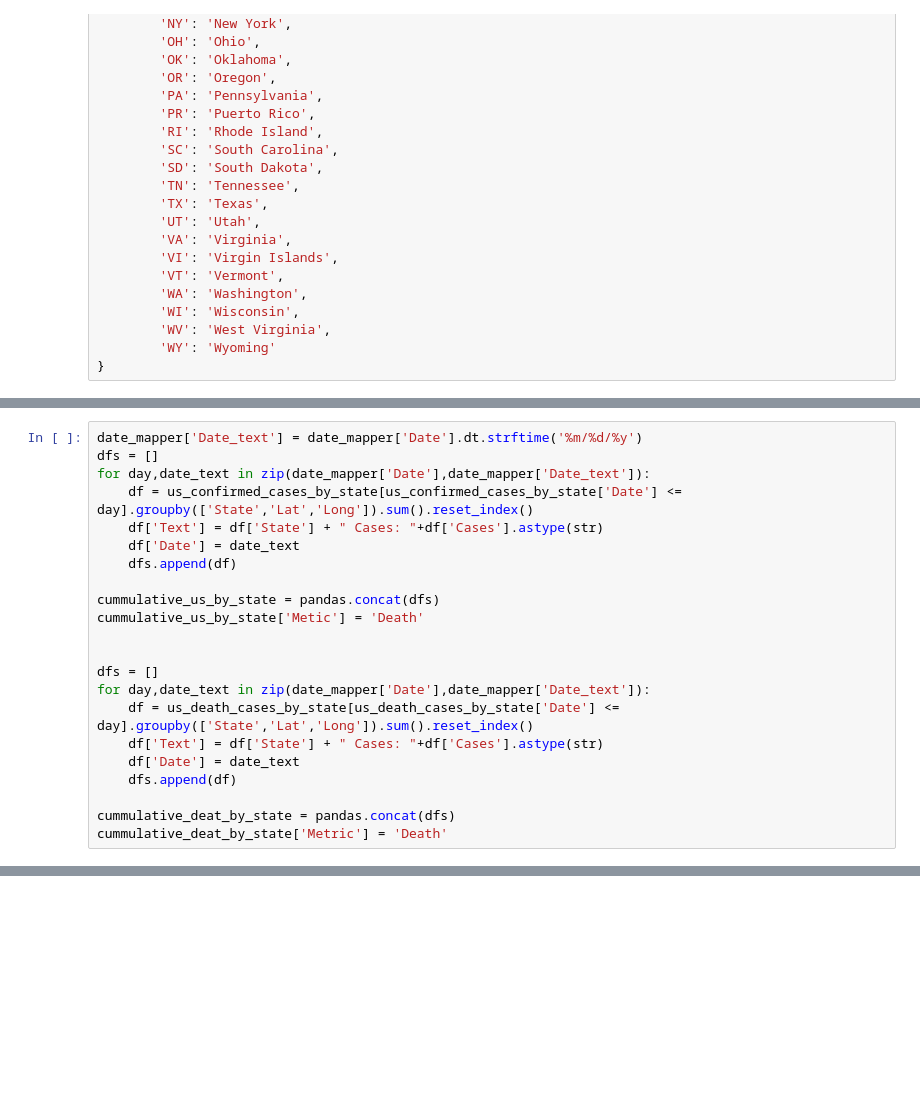
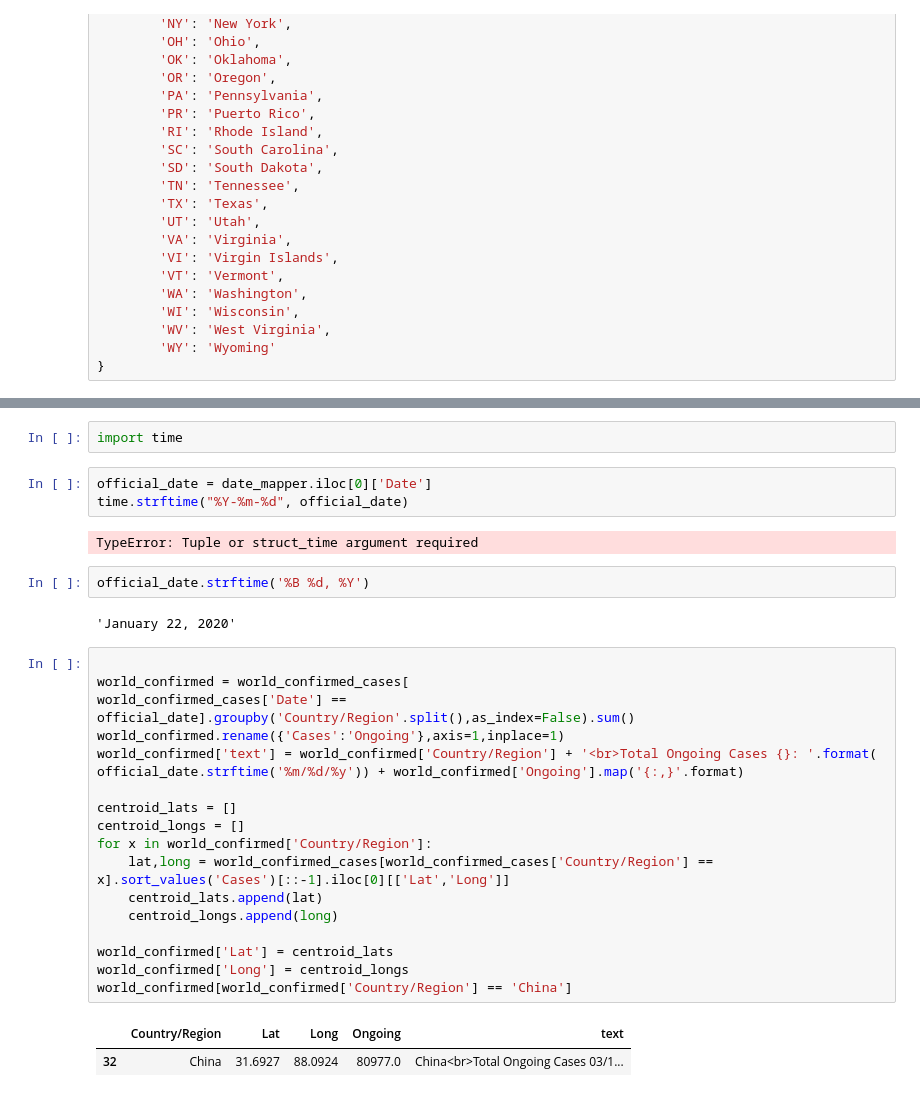
Before and after one commit to jwillis0720/covid_19, a Jupyter notebook: Sandbox.ipynb, the cells around one changed output, grey strips where cells are left out. Drawn from its saved outputs; the diff is of its cells as text; blank space fills up the shorter version.

```diff
--- a/Sandbox.ipynb
+++ b/Sandbox.ipynb
@@ -574,22 +60,0 @@ us_death_cases_by_state['Date'] = pandas.to_datetime(
-# %%
-date_mapper['Date_text'] = date_mapper['Date'].dt.strftime('%m/%d/%y')
-dfs = []
-for day,date_text in zip(date_mapper['Date'],date_mapper['Date_text']):
-    df = us_confirmed_cases_by_state[us_confirmed_cases_by_state['Date'] <= day].groupby(['State','Lat','Long']).sum().reset_index()
-    df['Text'] = df['State'] + " Cases: "+df['Cases'].astype(str)
-    df['Date'] = date_text
-    dfs.append(df)
-
-cummulative_us_by_state = pandas.concat(dfs)
-cummulative_us_by_state['Metic'] = 'Death'
-
-
-dfs = []
-for day,date_text in zip(date_mapper['Date'],date_mapper['Date_text']):
-    df = us_death_cases_by_state[us_death_cases_by_state['Date'] <= day].groupby(['State','Lat','Long']).sum().reset_index()
-    df['Text'] = df['State'] + " Cases: "+df['Cases'].astype(str)
-    df['Date'] = date_text
-    dfs.append(df)
-
-cummulative_deat_by_state = pandas.concat(dfs)
-cummulative_deat_by_state['Metric'] = 'Death'
@@ -664,0 +373,32 @@ array([ 0.03328643,  0.0455316 , -0.03855296, -0.05468241, -0.03888853,
+# %%
+import time
+# %%
+official_date = date_mapper.iloc[0]['Date']
+time.strftime("%Y-%m-%d", official_date)
+# %% [output]
+TypeError: Tuple or struct_time argument required
+# %%
+official_date.strftime('%B %d, %Y')
+# %% [output]
+'January 22, 2020'
+# %%
+
+world_confirmed = world_confirmed_cases[
+world_confirmed_cases['Date'] == official_date].groupby('Country/Region'.split(),as_index=False).sum()
+world_confirmed.rename({'Cases':'Ongoing'},axis=1,inplace=1)
+world_confirmed['text'] = world_confirmed['Country/Region'] + '<br>Total Ongoing Cases {}: '.format(
+official_date.strftime('%m/%d/%y')) + world_confirmed['Ongoing'].map('{:,}'.format)
+
+centroid_lats = []
+centroid_longs = []
+for x in world_confirmed['Country/Region']:
+    lat,long = world_confirmed_cases[world_confirmed_cases['Country/Region'] == x].sort_values('Cases')[::-1].iloc[0][['Lat','Long']]
+    centroid_lats.append(lat)
+    centroid_longs.append(long)
+
+world_confirmed['Lat'] = centroid_lats
+world_confirmed['Long'] = centroid_longs
+world_confirmed[world_confirmed['Country/Region'] == 'China']
+# %% [output]
+|  | Country/Region | Lat | Long | Ongoing | text |
+| 32 | China | 31.6927 | 88.0924 | 80977.0 | China<br>Total Ongoing Cases 03/1... |
```
Also changed, not shown: parts of 47 cells of this notebook, 2 other files.
